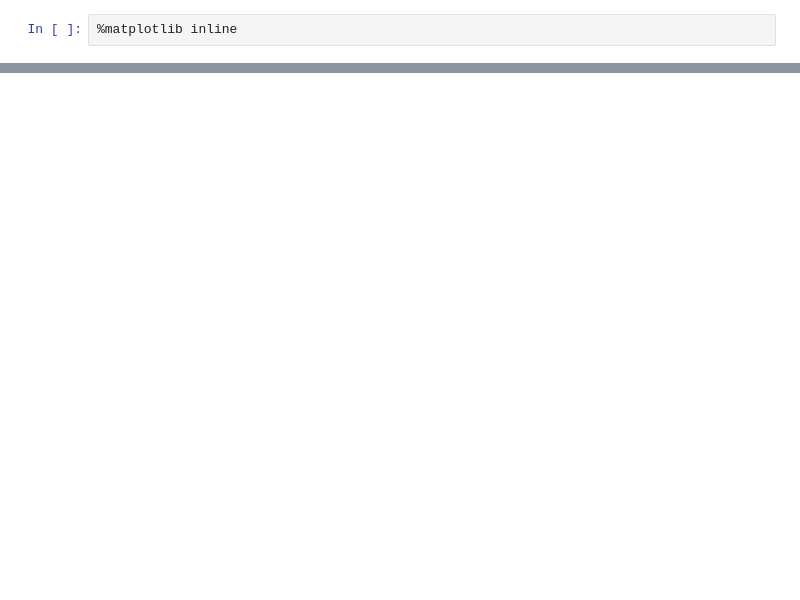
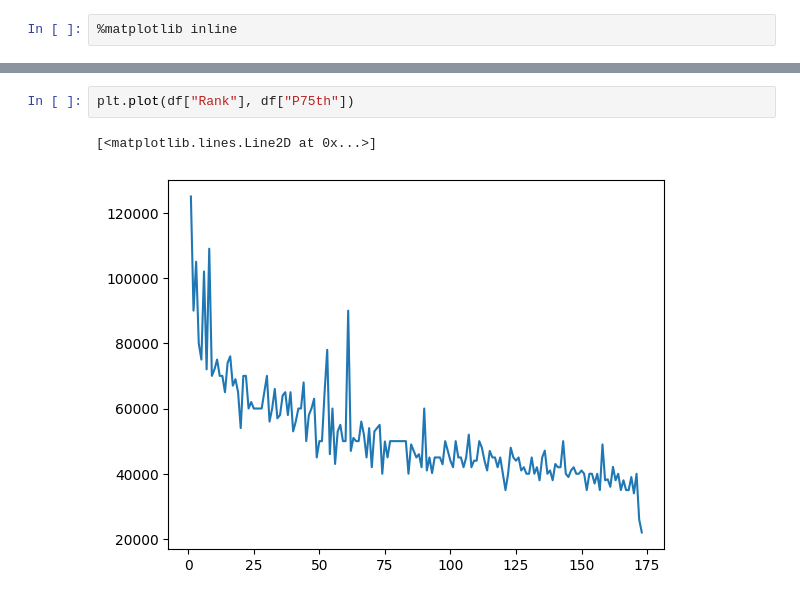
Before and after one commit to ManuelPimienta/Pandas-Chart-visualization, a Jupyter notebook: jupyter_files/chart_visualizaiton.ipynb, the cells around one changed output, grey strips where cells are left out. Saved outputs shown, nothing was run; the diff lists cells and outputs as text; blank space fills up the shorter version.

```diff
--- a/jupyter_files/chart_visualizaiton.ipynb
+++ b/jupyter_files/chart_visualizaiton.ipynb
@@ -38,0 +39,5 @@ df.plot(x="Rank", y=["P25th", "Median", "P75th"])
+# %%
+plt.plot(df["Rank"], df["P75th"])
+# %% [output]
+[<matplotlib.lines.Line2D at 0x...>]
+[figure, added]
```
Also changed, not shown: parts of 6 cells of this notebook.
